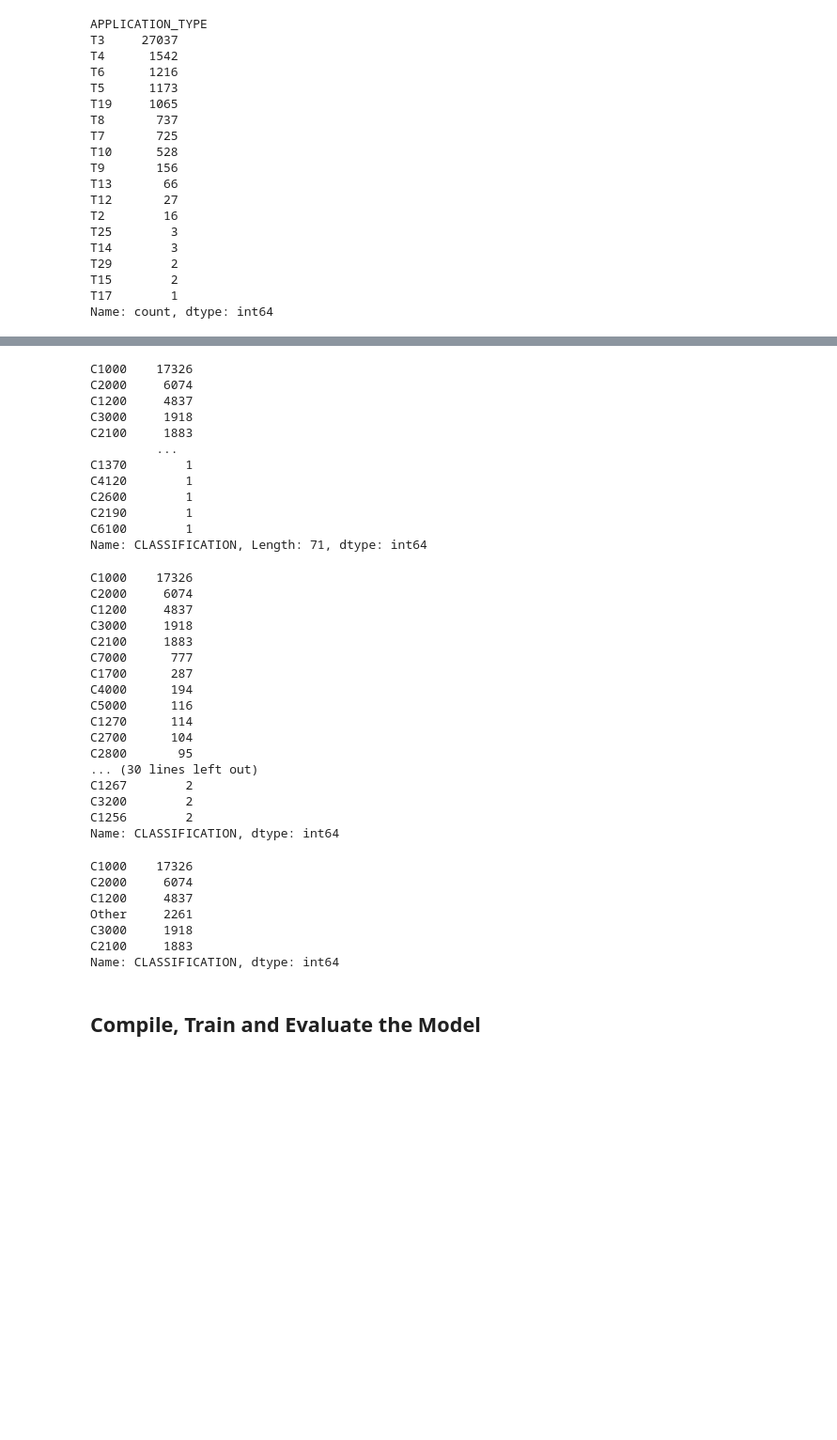
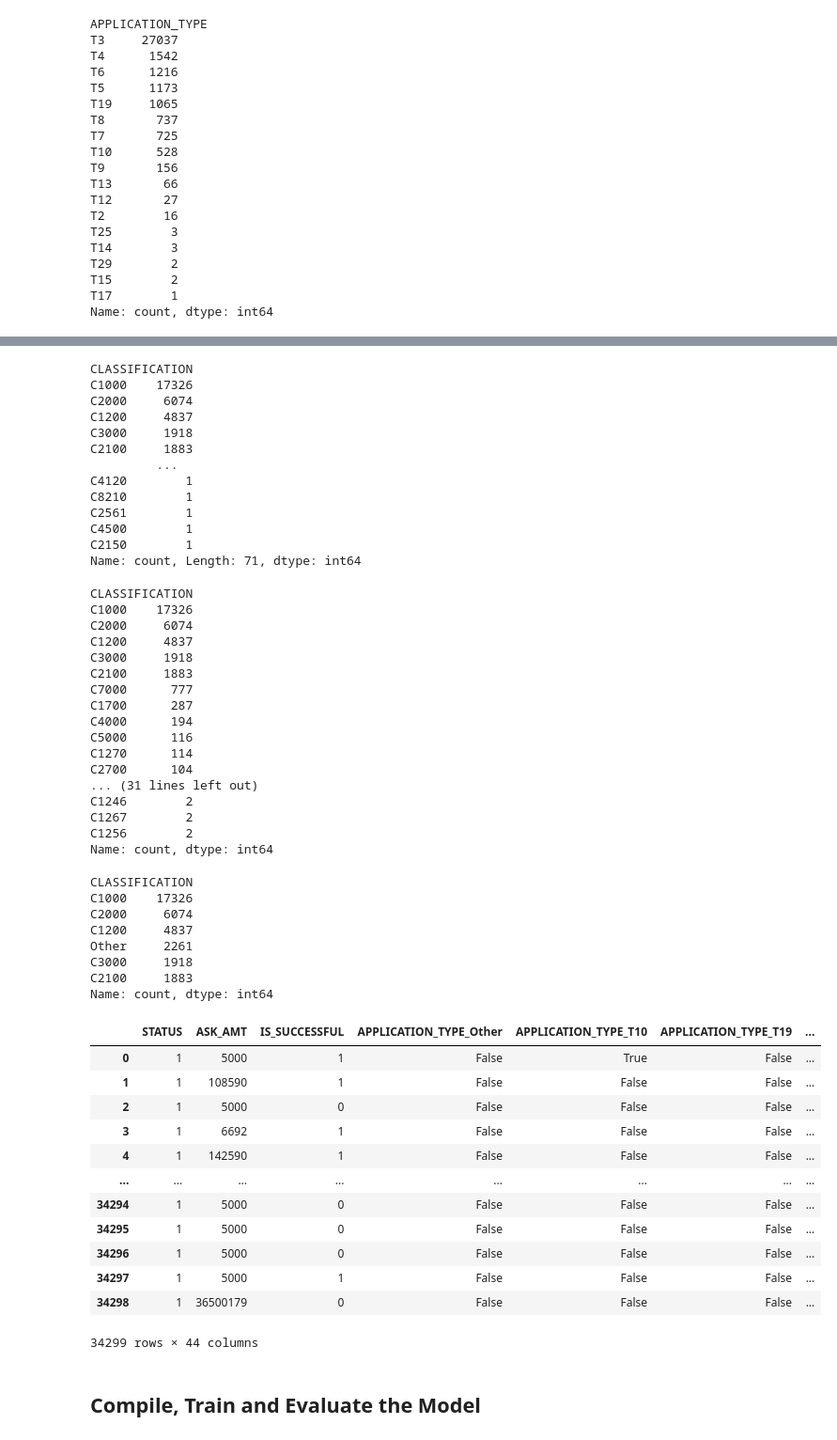
Before and after one commit to zachrehfuss/deep_learning_challenge, a Jupyter notebook: Starter_Code.ipynb, the cells around one changed output, grey strips where cells are left out. Shown at 94% size. Saved outputs shown, nothing was run; the diff lists cells and outputs as text; code cells hidden in the pictures; blank space fills up the shorter version.

Commit message:
code through dummies created, need to identify X and y values to separate data

```diff
--- a/Starter_Code.ipynb
+++ b/Starter_Code.ipynb
@@ -70,13 +70,14 @@ T17        1
 Name: count, dtype: int64
 # %%
 # Choose a cutoff value and create a list of application types to be replaced
+cutoff_value = 500
 # use the variable name `application_types_to_replace`
-#  YOUR CODE GOES HERE
+application_types_to_replace = dropped_df['APPLICATION_TYPE'].value_counts()[dropped_df['APPLICATION_TYPE'].value_counts() < cutoff_value].index.tolist()
 
 # Replace in dataframe
 for app in application_types_to_replace:
-    application_df['APPLICATION_TYPE'] = application_df['APPLICATION_TYPE'].replace(app,"Other")
+    dropped_df['APPLICATION_TYPE'] = dropped_df['APPLICATION_TYPE'].replace(app,"Other")
 
 # Check to make sure replacement was successful
-application_df['APPLICATION_TYPE'].value_counts()
+dropped_df['APPLICATION_TYPE'].value_counts()
 # %% [output]
@@ -93,23 +95,25 @@ Name: APPLICATION_TYPE, dtype: int64
 # %%
 # Look at CLASSIFICATION value counts to identify and replace with "Other"
-#  YOUR CODE GOES HERE
+dropped_df['CLASSIFICATION'].value_counts()
 # %% [output]
+CLASSIFICATION
 C1000    17326
 C2000     6074
 C1200     4837
 C3000     1918
 C2100     1883
          ...
-C1370        1
 C4120        1
-C2600        1
-C2190        1
-C6100        1
-Name: CLASSIFICATION, Length: 71, dtype: int64
+C8210        1
+C2561        1
+C4500        1
+C2150        1
+Name: count, Length: 71, dtype: int64
 # %%
 # You may find it helpful to look at CLASSIFICATION value counts >1
-#  YOUR CODE GOES HERE
+dropped_df['CLASSIFICATION'].value_counts()[dropped_df['CLASSIFICATION'].value_counts() > 1]
 # %% [output]
+CLASSIFICATION
 C1000    17326
 C2000     6074
 C1200     4837
@@ -121,34 +125,50 @@ C4000      194
 C5000      116
 C1270      114
 C2700      104
-C2800       95
-... (30 lines left out)
+... (31 lines left out)
+C1246        2
 C1267        2
-C3200        2
 C1256        2
-Name: CLASSIFICATION, dtype: int64
+Name: count, dtype: int64
 # %%
 # Choose a cutoff value and create a list of classifications to be replaced
+cutoff_value = 1000
 # use the variable name `classifications_to_replace`
-#  YOUR CODE GOES HERE
+classifications_to_replace = dropped_df['CLASSIFICATION'].value_counts()[dropped_df['CLASSIFICATION'].value_counts() < cutoff_value].index.tolist()
+
 
 # Replace in dataframe
 for cls in classifications_to_replace:
-    application_df['CLASSIFICATION'] = application_df['CLASSIFICATION'].replace(cls,"Other")
+    dropped_df['CLASSIFICATION'] = dropped_df['CLASSIFICATION'].replace(cls,"Other")
 
 # Check to make sure replacement was successful
-application_df['CLASSIFICATION'].value_counts()
+dropped_df['CLASSIFICATION'].value_counts()
 # %% [output]
+CLASSIFICATION
 C1000    17326
 C2000     6074
 C1200     4837
 Other     2261
 C3000     1918
 C2100     1883
-Name: CLASSIFICATION, dtype: int64
+Name: count, dtype: int64
 # %%
 # Convert categorical data to numeric with `pd.get_dummies`
-#  YOUR CODE GOES HERE
+pd.get_dummies(dropped_df)
+# %% [output]
+|  | STATUS | ASK_AMT | IS_SUCCESSFUL | APPLICATION_TYPE_Other | APPLICATION_TYPE_T10 | APPLICATION_TYPE_T19 | ... |
+| 0 | 1 | 5000 | 1 | False | True | False | ... |
+| 1 | 1 | 108590 | 1 | False | False | False | ... |
+| 2 | 1 | 5000 | 0 | False | False | False | ... |
+| 3 | 1 | 6692 | 1 | False | False | False | ... |
+| 4 | 1 | 142590 | 1 | False | False | False | ... |
+| ... | ... | ... | ... | ... | ... | ... | ... |
+| 34294 | 1 | 5000 | 0 | False | False | False | ... |
+| 34295 | 1 | 5000 | 0 | False | False | False | ... |
+| 34296 | 1 | 5000 | 0 | False | False | False | ... |
+| 34297 | 1 | 5000 | 1 | False | False | False | ... |
+| 34298 | 1 | 36500179 | 0 | False | False | False | ... |
+34299 rows × 44 columns
 # %%
 # Split our preprocessed data into our features and target arrays
 #  YOUR CODE GOES HERE
```
Also changed, not shown: parts of 1 cell of this notebook.
